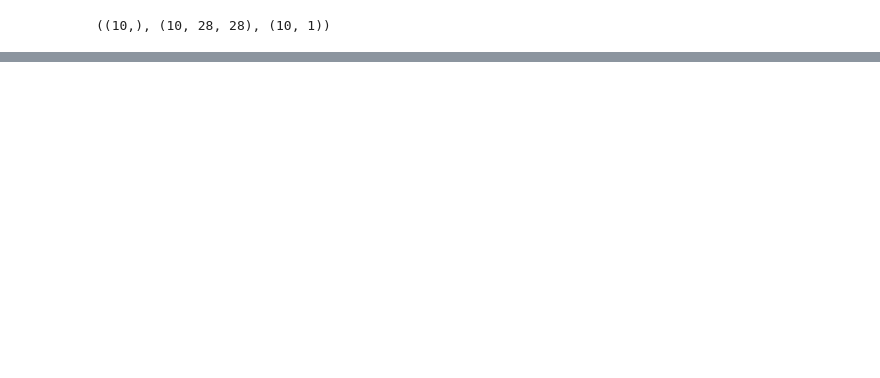
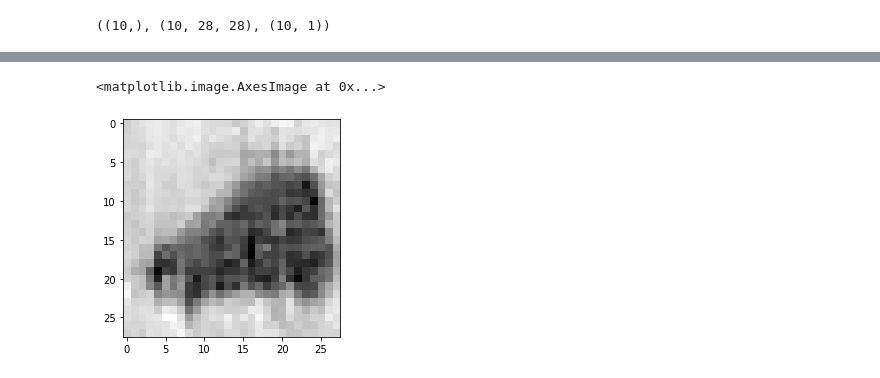
Before and after one commit to shivendr7/ml, a Jupyter notebook: cGAN_2(actual_implementation).ipynb, the cells around one changed output, grey strips where cells are left out. Cells and saved outputs as stored; diff of their text form; code cells hidden in the pictures; blank space fills up the shorter version.

```diff
--- a/cGAN_2(actual_implementation).ipynb
+++ b/cGAN_2(actual_implementation).ipynb
@@ -206,8 +238,12 @@ train(epochs=1)
 # %%
 labels=np.random.randint(0,10,2)
 noise=np.random.randn(100*2)
 noise=noise.reshape(2,100)
 out=gen.predict([labels, noise])
+plt.imshow(out[0].reshape(28,28), cmap='gray_r')
+# %% [output]
+<matplotlib.image.AxesImage at 0x...>
+[figure, added]
 # %%
 plt.imshow(out[1].reshape(28,28), cmap='gray_r')
 # %% [output]
```
Also changed, not shown: parts of 11 cells of this notebook.
